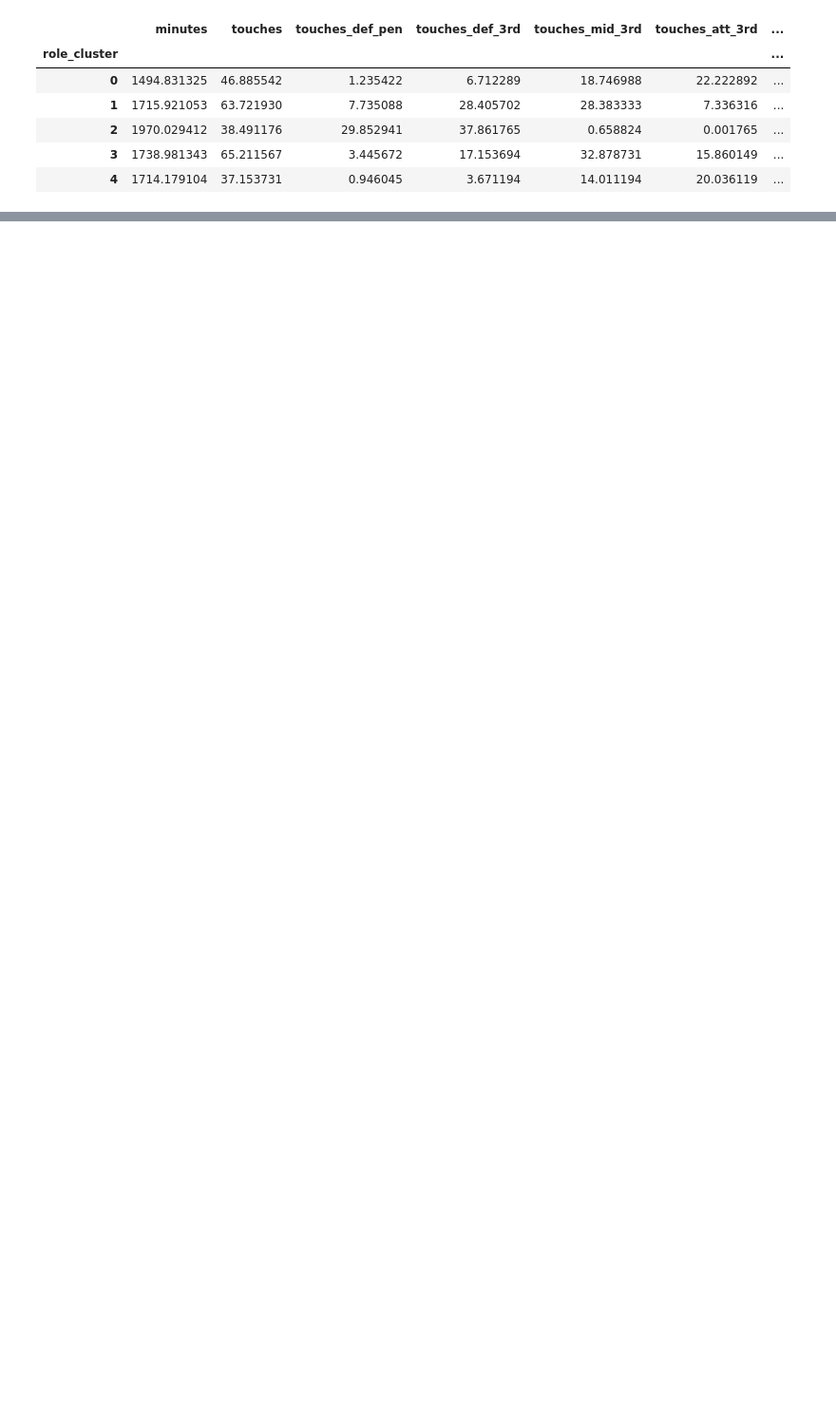
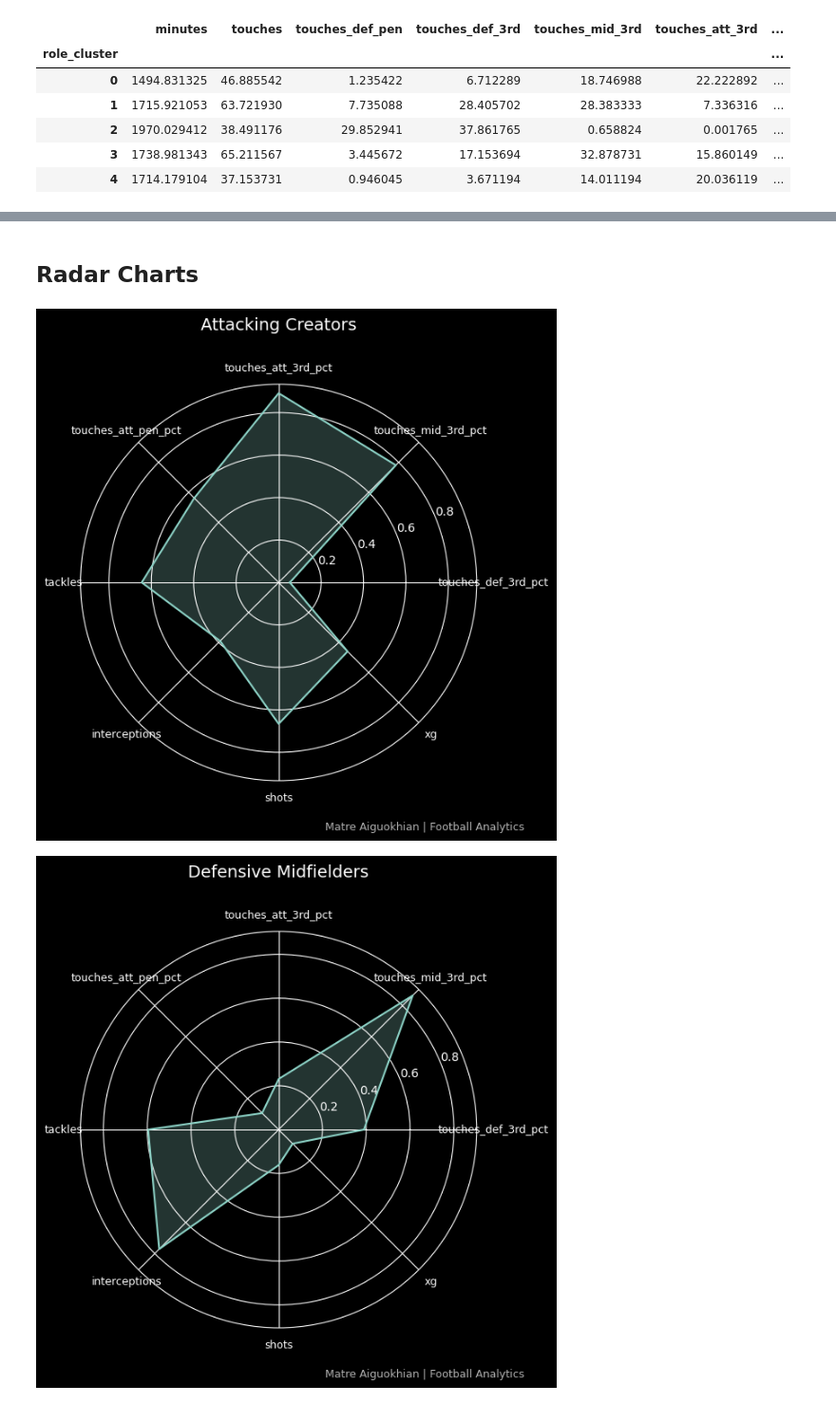
Before and after one commit to Matre5/player-role-profiler, a Jupyter notebook: notebooks/01_player_role_geometry.ipynb, the cells around one changed output, grey strips where cells are left out. Shown at 95% size. Saved outputs shown, nothing was run; the diff lists cells and outputs as text; code cells hidden in the pictures; blank space fills up the shorter version.

```diff
--- a/notebooks/01_player_role_geometry.ipynb
+++ b/notebooks/01_player_role_geometry.ipynb
@@ -816,0 +907,2 @@ cluster_profile
+# %% [markdown]
+## Radar Charts
@@ -816,0 +932,48 @@ cluster_profile
+# %%
+def plot_radar(
+    cluster_id,
+    role_name,
+    df,
+    features,
+    save=True,
+    folder="radar_charts"
+):
+    values = df.loc[cluster_id, features].values
+    values = np.append(values, values[0])
+
+    angles = np.linspace(0, 2*np.pi, len(features), endpoint=False)
+    angles = np.append(angles, angles[0])
+
+    plt.figure(figsize=(6, 6))
+    plt.polar(angles, values)
+    plt.fill(angles, values, alpha=0.25)
+
+    plt.xticks(angles[:-1], features, fontsize=9)
+    plt.title(role_name, y=1.12, fontsize=14)
+
+    plt.figtext(
+        0.99, 0.01,
+        "Matre Aiguokhian | Football Analytics",
+        ha="right",
+        va="bottom",
+        fontsize=9,
+        alpha=0.7
+    )
+
+    if save:
+        os.makedirs(folder, exist_ok=True)
+        filename = f"../visuals/{role_name.replace(' ', '_').lower()}_radar.png"
+        plt.savefig(filename, dpi=300, bbox_inches="tight")
+
+    plt.show()
+# %%
+for cluster_id, role_name in role_labels.items():
+    plot_radar(
+        cluster_id,
+        role_name,
+        radar_data,
+        radar_features
+    )
+# %% [output]
+[figure, added]
+[figure, added]
```
Also changed, not shown: parts of 10 cells of this notebook, 7 other files.
